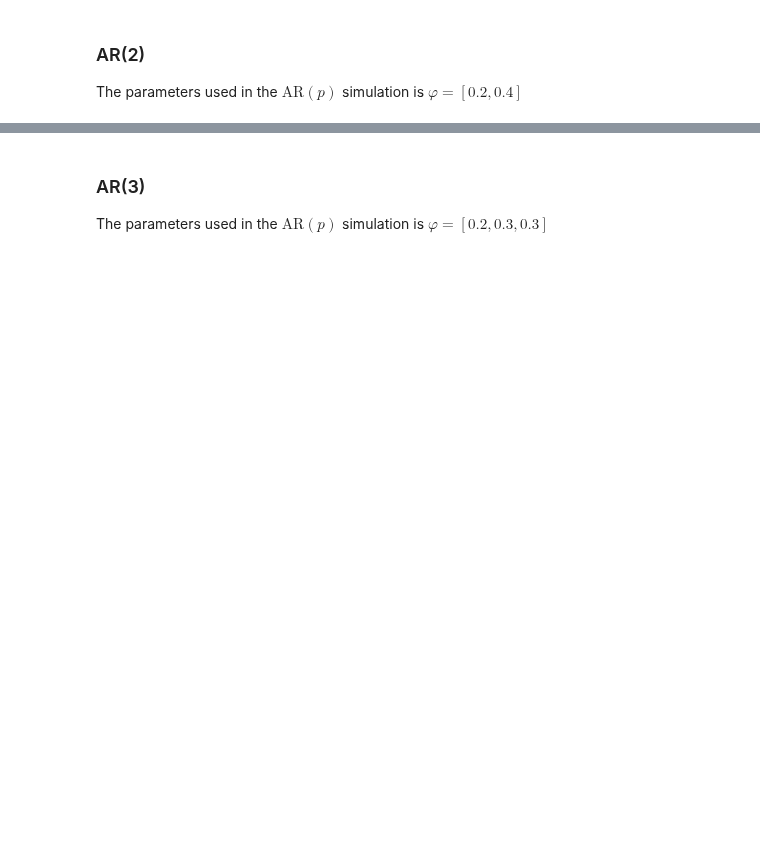
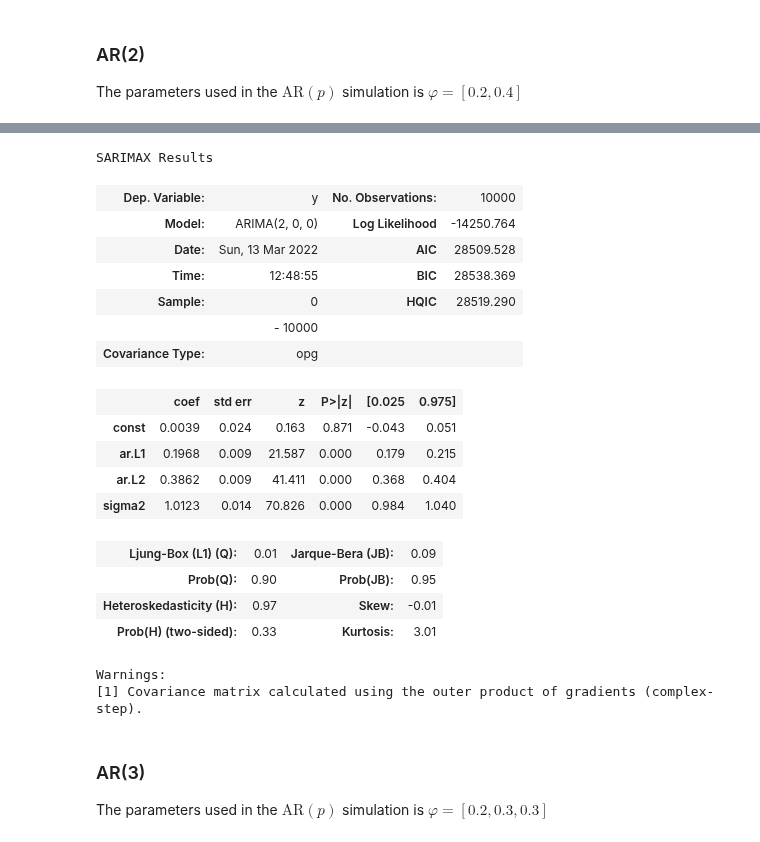
Before and after one commit to glyfish/alef, a Jupyter notebook: notebooks/random_processes/arq_parameter_estimation.ipynb, the cells around one changed output, grey strips where cells are left out. Cells and saved outputs as stored; diff of their text form; code cells hidden in the pictures; blank space fills up the shorter version.

```diff
--- a/notebooks/random_processes/arq_parameter_estimation.ipynb
+++ b/notebooks/random_processes/arq_parameter_estimation.ipynb
@@ -231,3 +252,25 @@ result.polynomial_ar, result.bse
+# %%
+result.summary()
+# %% [output]
+SARIMAX Results
+| Dep. Variable: | y | No. Observations: | 10000 |
+| Model: | ARIMA(2, 0, 0) | Log Likelihood | -14250.764 |
+| Date: | Sun, 13 Mar 2022 | AIC | 28509.528 |
+| Time: | 12:48:55 | BIC | 28538.369 |
+| Sample: | 0 | HQIC | 28519.290 |
+|  | - 10000 |  |  |
+| Covariance Type: | opg |  |  |
+|  | coef | std err | z | P>|z| | [0.025 | 0.975] |
+| const | 0.0039 | 0.024 | 0.163 | 0.871 | -0.043 | 0.051 |
+| ar.L1 | 0.1968 | 0.009 | 21.587 | 0.000 | 0.179 | 0.215 |
+| ar.L2 | 0.3862 | 0.009 | 41.411 | 0.000 | 0.368 | 0.404 |
+| sigma2 | 1.0123 | 0.014 | 70.826 | 0.000 | 0.984 | 1.040 |
+| Ljung-Box (L1) (Q): | 0.01 | Jarque-Bera (JB): | 0.09 |
+| Prob(Q): | 0.90 | Prob(JB): | 0.95 |
+| Heteroskedasticity (H): | 0.97 | Skew: | -0.01 |
+| Prob(H) (two-sided): | 0.33 | Kurtosis: | 3.01 |
+Warnings:
+[1] Covariance matrix calculated using the outer product of gradients (complex-step).
 # %% [markdown]
 ### AR(3)
 The parameters used in the $\text{AR}(p)$ simulation is $\varphi = [0.2, 0.3, 0.3]$
```
Also changed, not shown: parts of 9 cells of this notebook, 3 other files.
